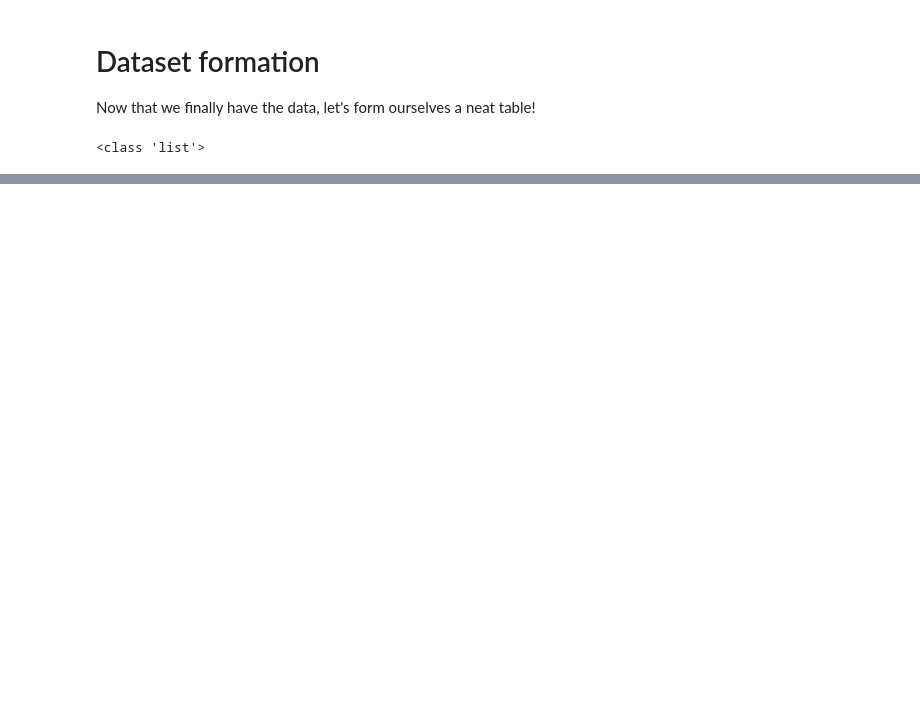
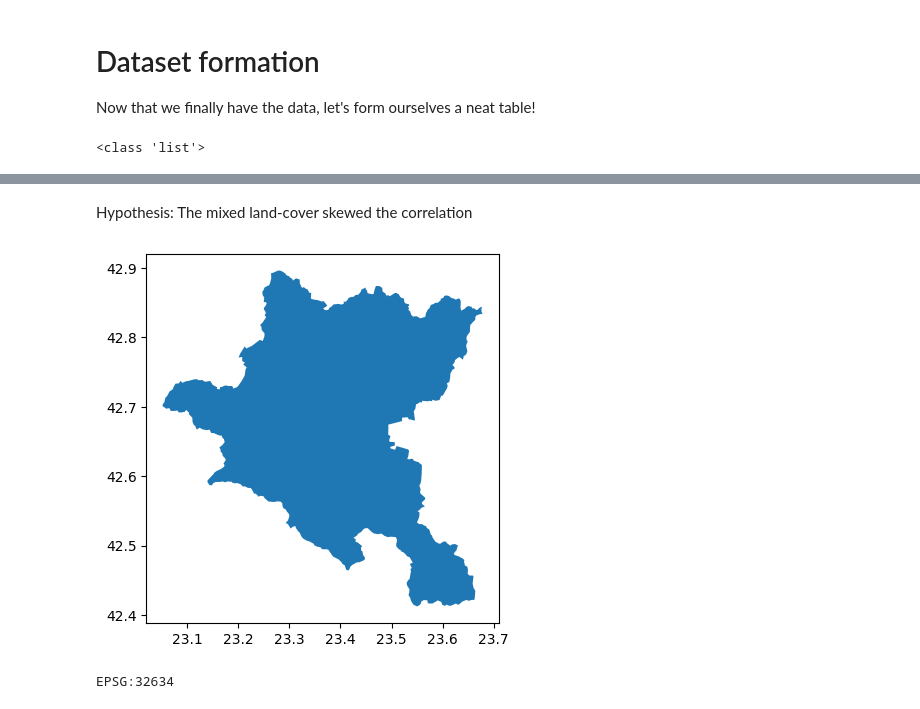
Before and after one commit to HeavyHelium/lst-prediction, a Jupyter notebook: dataset-formation.ipynb, the cells around one changed output, grey strips where cells are left out. Cells and saved outputs as stored; diff of their text form; code cells hidden in the pictures; blank space fills up the shorter version.

```diff
--- a/dataset-formation.ipynb
+++ b/dataset-formation.ipynb
@@ -41,0 +211,35 @@ image_info
+# %% [markdown]
+Hypothesis: The mixed land-cover skewed the correlation
+# %%
+# let's cut each raster according to the sofia boundaries shapefile
+
+import geopandas as gpd
+from shapely.geometry import box
+
+sofia = gpd.read_file('shapefiles/sofia-boundaries.json')
+
+sofia.plot()
+plt.show()
+# %% [output]
+[figure, added]
+# %%
+# now we clip
+
+def clip_raster(image_path, shapefile_path):
+    with rio.open(image_path) as src:
+        out_image, out_transform = rio.mask.mask(src, shapefile_path, crop=True, nodata=np.nan)
+        out_meta = src.meta.copy()
+        out_meta.update({"driver": "GTiff",
+                         "height": out_image.shape[1],
+                         "width": out_image.shape[2],
+                         "transform": out_transform})
+        return out_image, out_meta
+
+# lets open an image to get its crs
+with rio.open('data/images/LC08_184030_20140323.tif') as src:
+    print(src.crs)
+    sofia = sofia.to_crs(src.crs)
+
+out_image, out_meta = clip_raster('data/images/LC08_184030_20140323.tif', sofia.geometry)
+# %% [output]
+EPSG:32634
```
Also changed, not shown: parts of 44 cells of this notebook, 28 other files.
